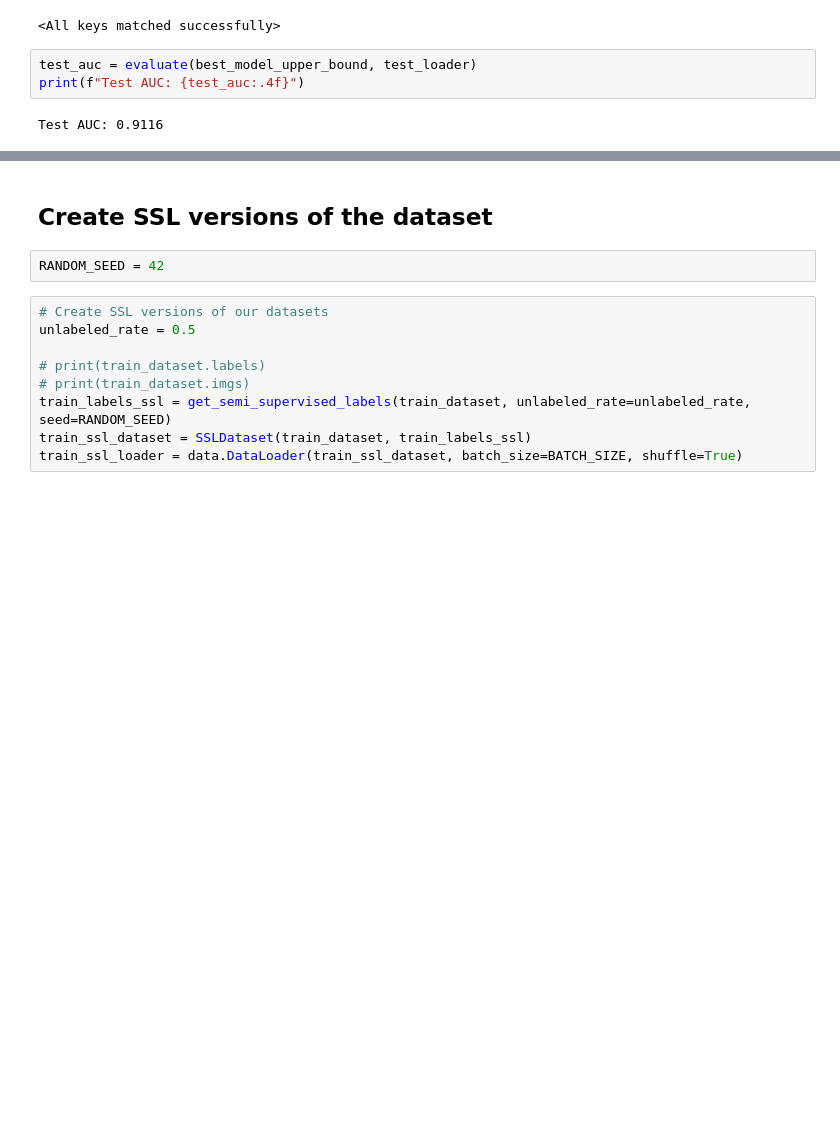
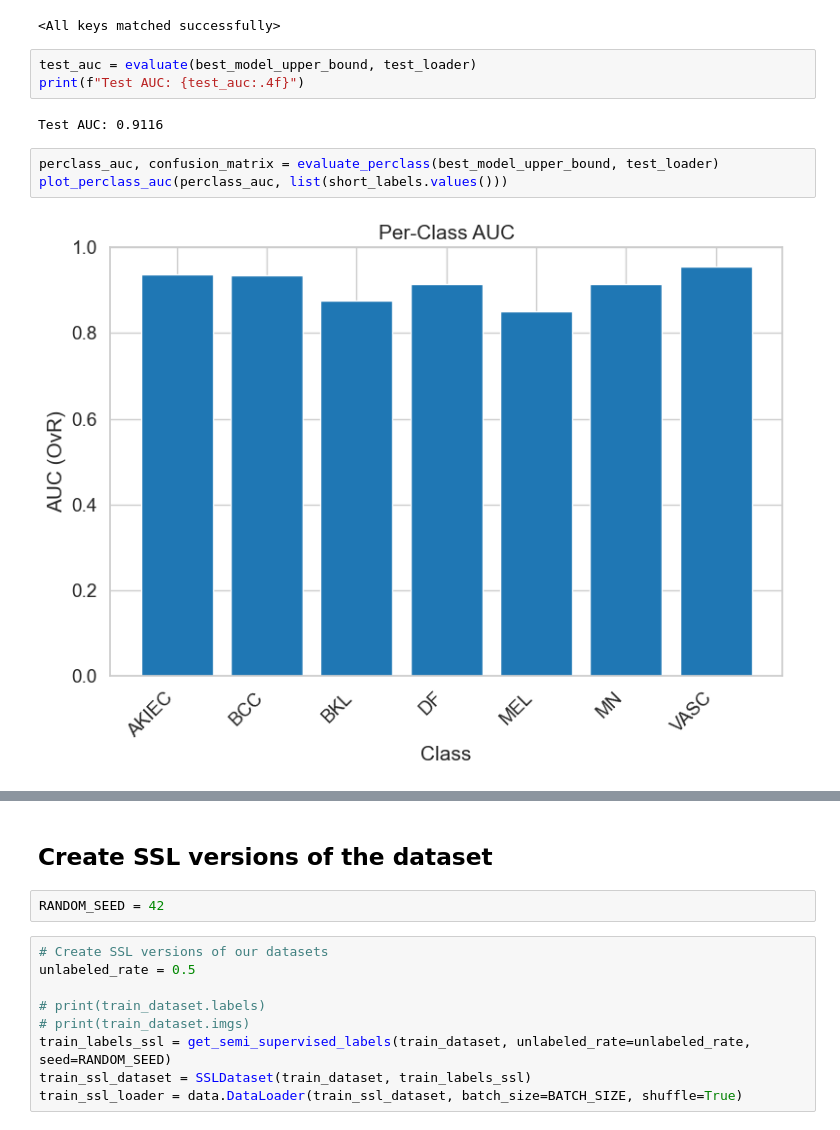
Before and after one commit to behrensm03/bdl-ssl, a Jupyter notebook: nonbayes_cnn_baseline.ipynb, the cells around one changed output, grey strips where cells are left out. Drawn from its saved outputs; the diff is of its cells as text; blank space fills up the shorter version.

Commit message:
feat(eval): add heatmap for prediction analysis (#6)
- adds per class eval metrics for analysis

```diff
--- a/nonbayes_cnn_baseline.ipynb
+++ b/nonbayes_cnn_baseline.ipynb
@@ -120,3 +121,8 @@ test_auc = evaluate(best_model_upper_bound, test_loader)
 print(f"Test AUC: {test_auc:.4f}")
 # %% [output]
 Test AUC: 0.9116
+# %%
+perclass_auc, confusion_matrix = evaluate_perclass(best_model_upper_bound, test_loader)
+plot_perclass_auc(perclass_auc, list(short_labels.values()))
+# %% [output]
+[figure, added]
```
Also changed, not shown: parts of 2 cells of this notebook, 3 other files.
